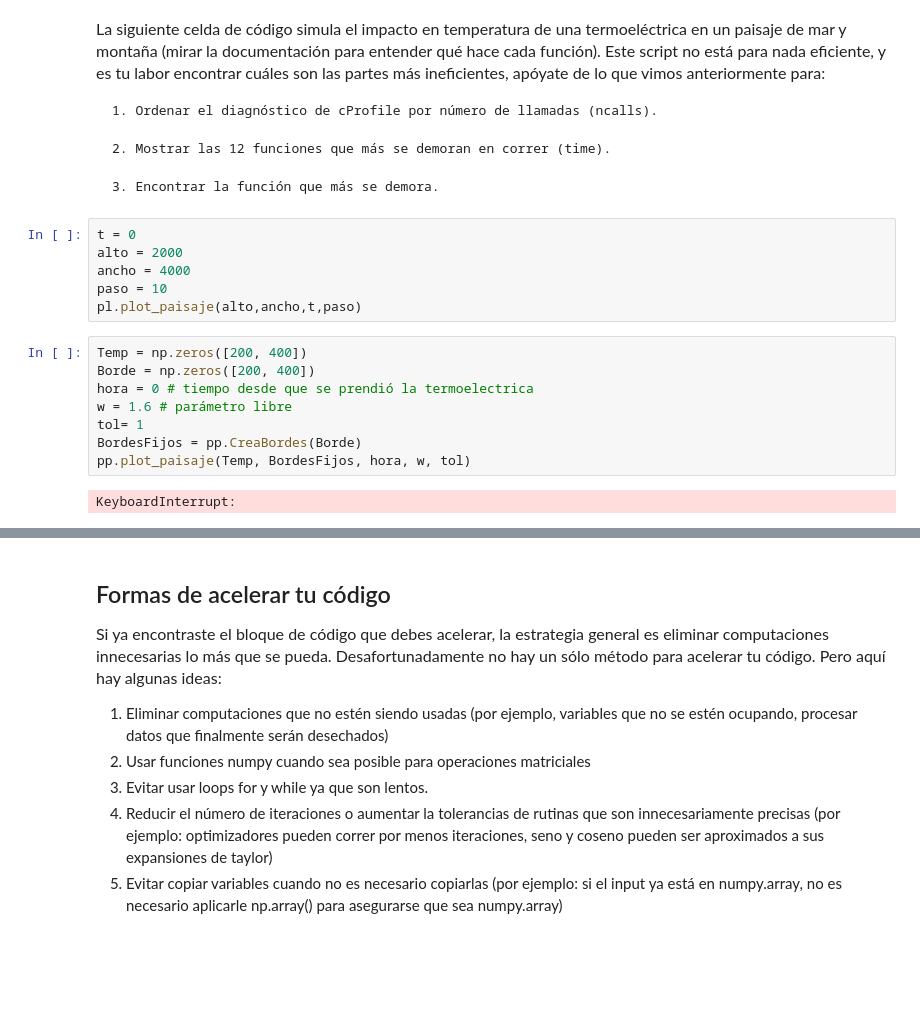
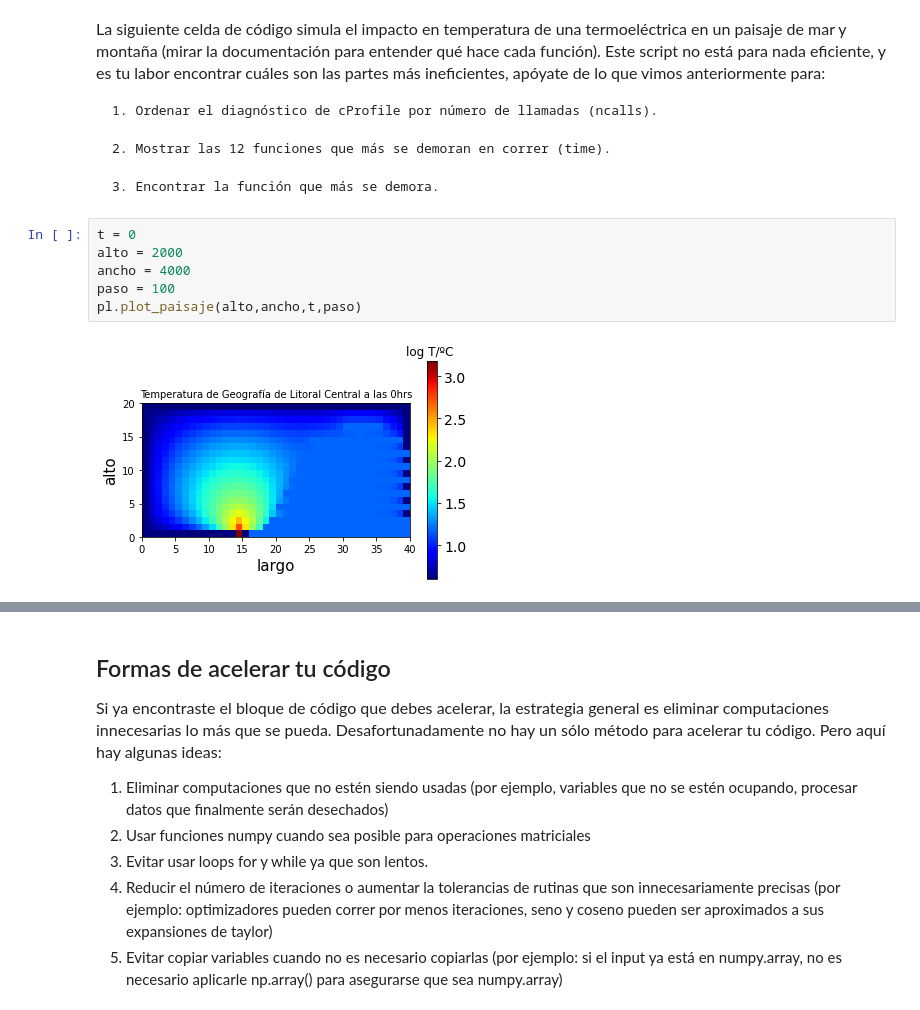
Before and after one commit to Science-and-Commit/Workshop_2022, a Jupyter notebook: 4_code_profilling_and_releasing/code_profiling.ipynb, the cells around one changed output, grey strips where cells are left out. Saved outputs shown, nothing was run; the diff lists cells and outputs as text; blank space fills up the shorter version.

```diff
--- a/4_code_profilling_and_releasing/code_profiling.ipynb
+++ b/4_code_profilling_and_releasing/code_profiling.ipynb
@@ -189,21 +189,13 @@ stats.sort_stats("time").print_stats('append', 15)
     2. Mostrar las 12 funciones que más se demoran en correr (time).
 
     3. Encontrar la función que más se demora.
-# %%
-t = 0
-alto = 2000
-ancho = 4000
-paso = 10
-pl.plot_paisaje(alto,ancho,t,paso)
-# %%
-Temp = np.zeros([200, 400])
-Borde = np.zeros([200, 400])
-hora = 0 # tiempo desde que se prendió la termoelectrica
-w = 1.6 # parámetro libre
-tol= 1
-BordesFijos = pp.CreaBordes(Borde)
-pp.plot_paisaje(Temp, BordesFijos, hora, w, tol)
-# %% [output]
-KeyboardInterrupt:
+# %%
+t = 0
+alto = 2000
+ancho = 4000
+paso = 100
+pl.plot_paisaje(alto,ancho,t,paso)
+# %% [output]
+[figure, added]
 # %%
 def main():
```
Also changed, not shown: parts of 16 cells of this notebook.
